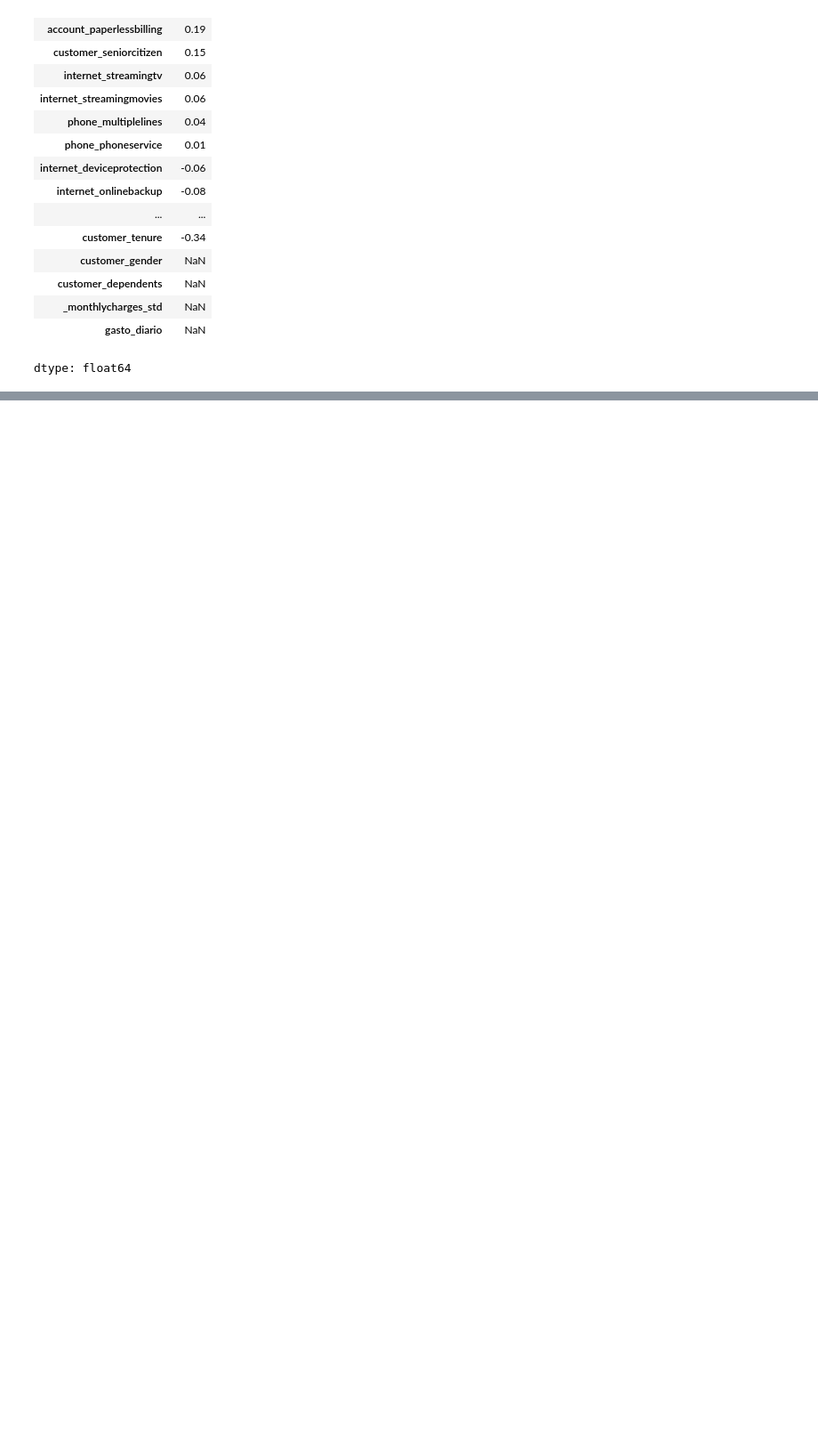
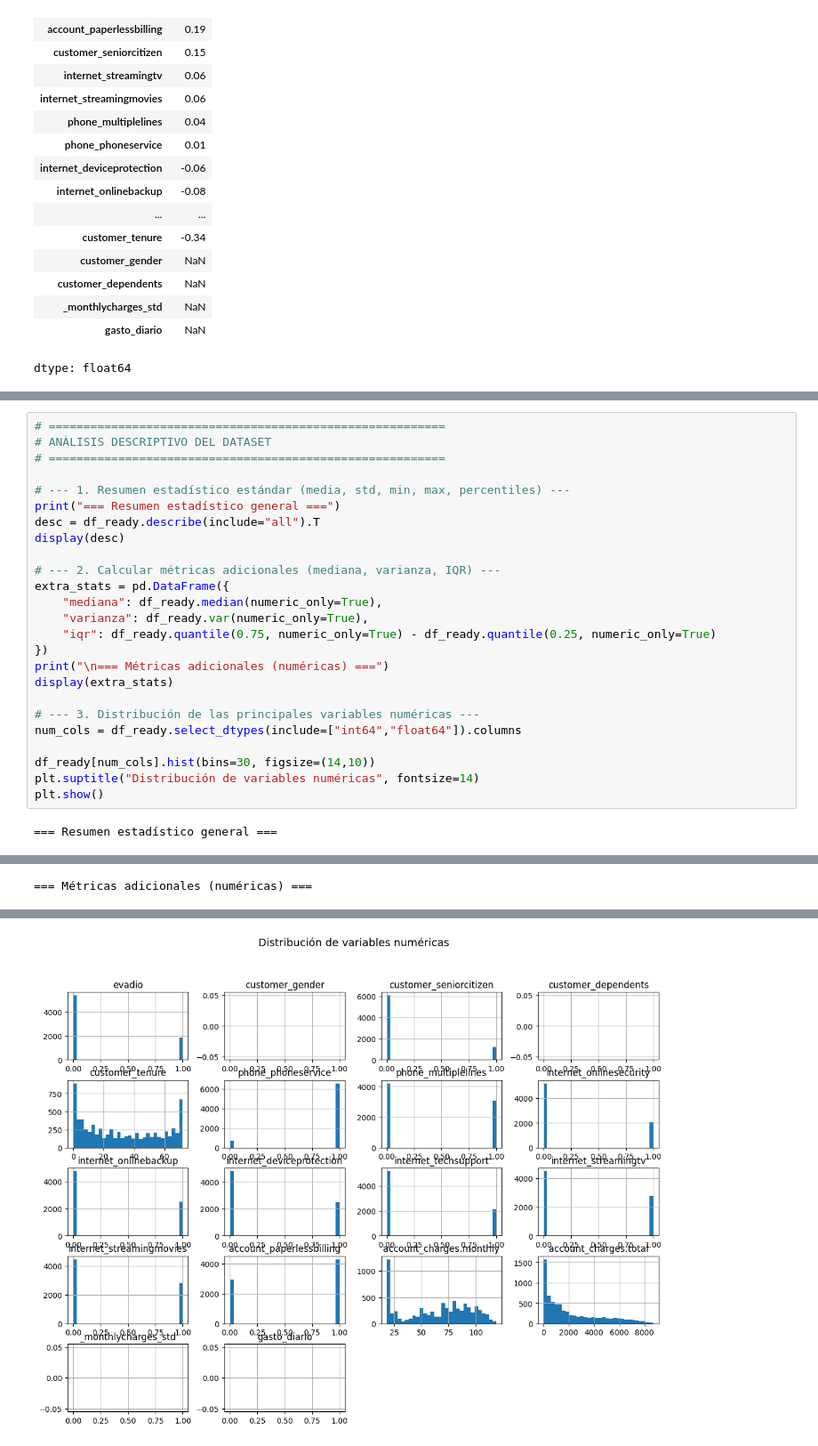
Before and after one commit to Junior11995/Challenge-Telecom-X-an-lisis-de-evasi-n-de-clientes, a Jupyter notebook: desaf_o_telecom_x.ipynb, the cells around one changed output, grey strips where cells are left out. Shown at 89% size. Drawn from its saved outputs; the diff is of its cells as text; blank space fills up the shorter version.

Commit message:
análisis descriptivo (media, mediana, desviación estándar, varianza e IQR)

```diff
--- a/desaf_o_telecom_x.ipynb
+++ b/desaf_o_telecom_x.ipynb
@@ -988,0 +991,27 @@ dtype: float64
+# %%
+# =========================================================
+# ANÁLISIS DESCRIPTIVO DEL DATASET
+# =========================================================
+
+# --- 1. Resumen estadístico estándar (media, std, min, max, percentiles) ---
+print("=== Resumen estadístico general ===")
+desc = df_ready.describe(include="all").T
+display(desc)
+
+# --- 2. Calcular métricas adicionales (mediana, varianza, IQR) ---
+extra_stats = pd.DataFrame({
+    "mediana": df_ready.median(numeric_only=True),
+    "varianza": df_ready.var(numeric_only=True),
+    "iqr": df_ready.quantile(0.75, numeric_only=True) - df_ready.quantile(0.25, numeric_only=True)
+})
+print("\n=== Métricas adicionales (numéricas) ===")
+display(extra_stats)
+
+# --- 3. Distribución de las principales variables numéricas ---
+num_cols = df_ready.select_dtypes(include=["int64","float64"]).columns
+
+df_ready[num_cols].hist(bins=30, figsize=(14,10))
+plt.suptitle("Distribución de variables numéricas", fontsize=14)
+plt.show()
+# %% [output]
+=== Resumen estadístico general ===
@@ -988,0 +1035 @@ dtype: float64
+=== Métricas adicionales (numéricas) ===
@@ -988,0 +1053 @@ dtype: float64
+[figure, added]
```
Also changed, not shown: parts of 2 cells of this notebook.
